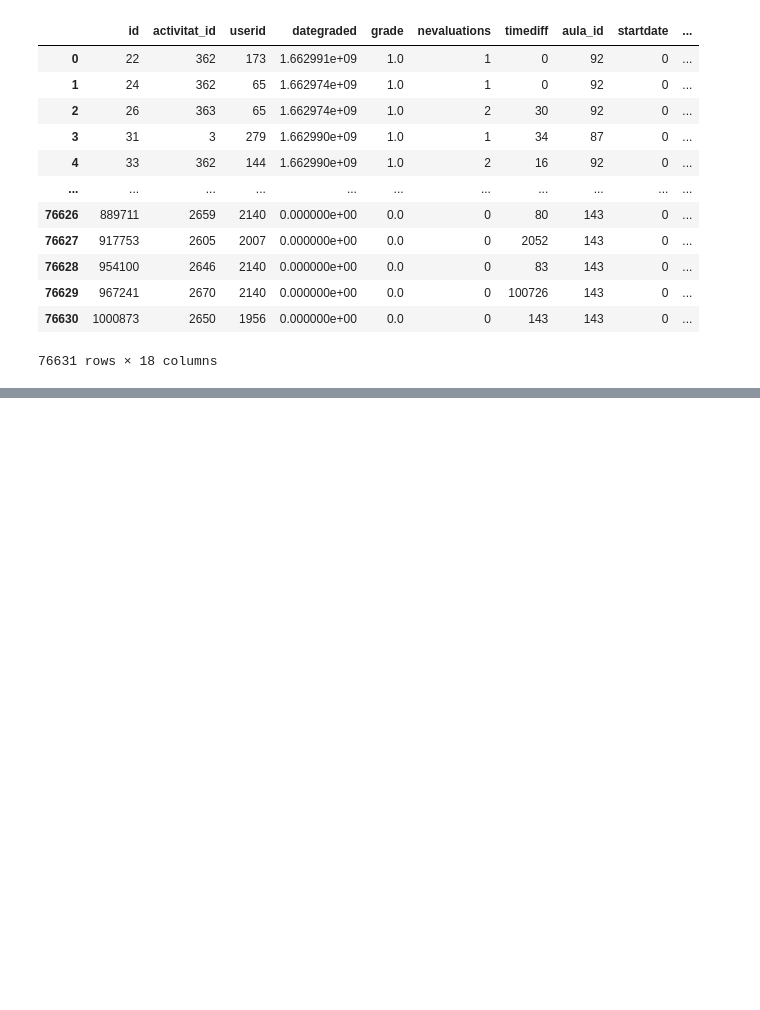
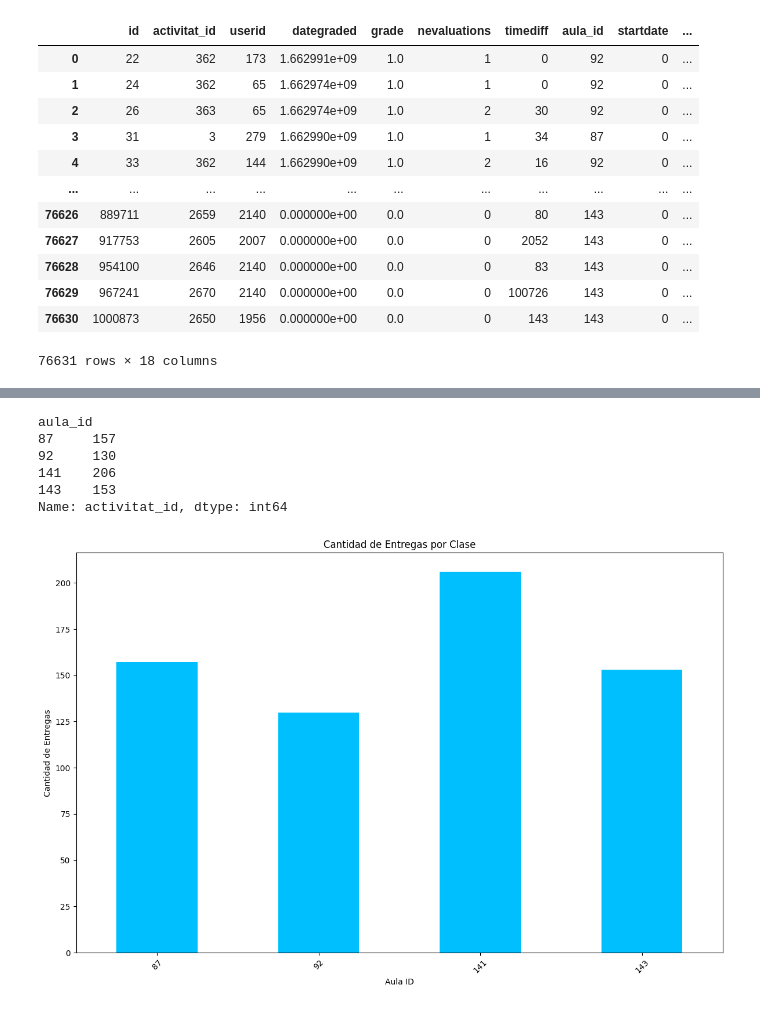
Before and after one commit to NIU1596830/Hackathon-Caronte-Challenge-UAB-2024, a Jupyter notebook: docs/main.ipynb, the cells around one changed output, grey strips where cells are left out. Drawn from its saved outputs; the diff is of its cells as text; code cells hidden in the pictures; blank space fills up the shorter version.

```diff
--- a/docs/main.ipynb
+++ b/docs/main.ipynb
@@ -446,0 +506,27 @@ NOTAS:
+# %%
+joined2_cleaned
+
+# Agrupar por id_clase y contar la cantidad de entregas únicas de actividad_id
+entregas_por_clase = joined2_cleaned.groupby('aula_id')['activitat_id'].nunique()
+
+print(entregas_por_clase)
+
+# Crear un gráfico de barras para mostrar aprobados y suspendidos por clase una al lado de la otra
+plt.figure(figsize=(12, 8))
+entregas_por_clase.plot(kind='bar', color='deepskyblue', figsize=(12, 8))
+
+plt.xlabel("Aula ID")
+plt.ylabel("Cantidad de Entregas")
+plt.title("Cantidad de Entregas por Clase")
+plt.xticks(rotation=45)
+plt.tight_layout()
+
+plt.show()
+# %% [output]
+aula_id
+87     157
+92     130
+141    206
+143    153
+Name: activitat_id, dtype: int64
+[figure, added]
```
Also changed, not shown: parts of 13 cells of this notebook.
